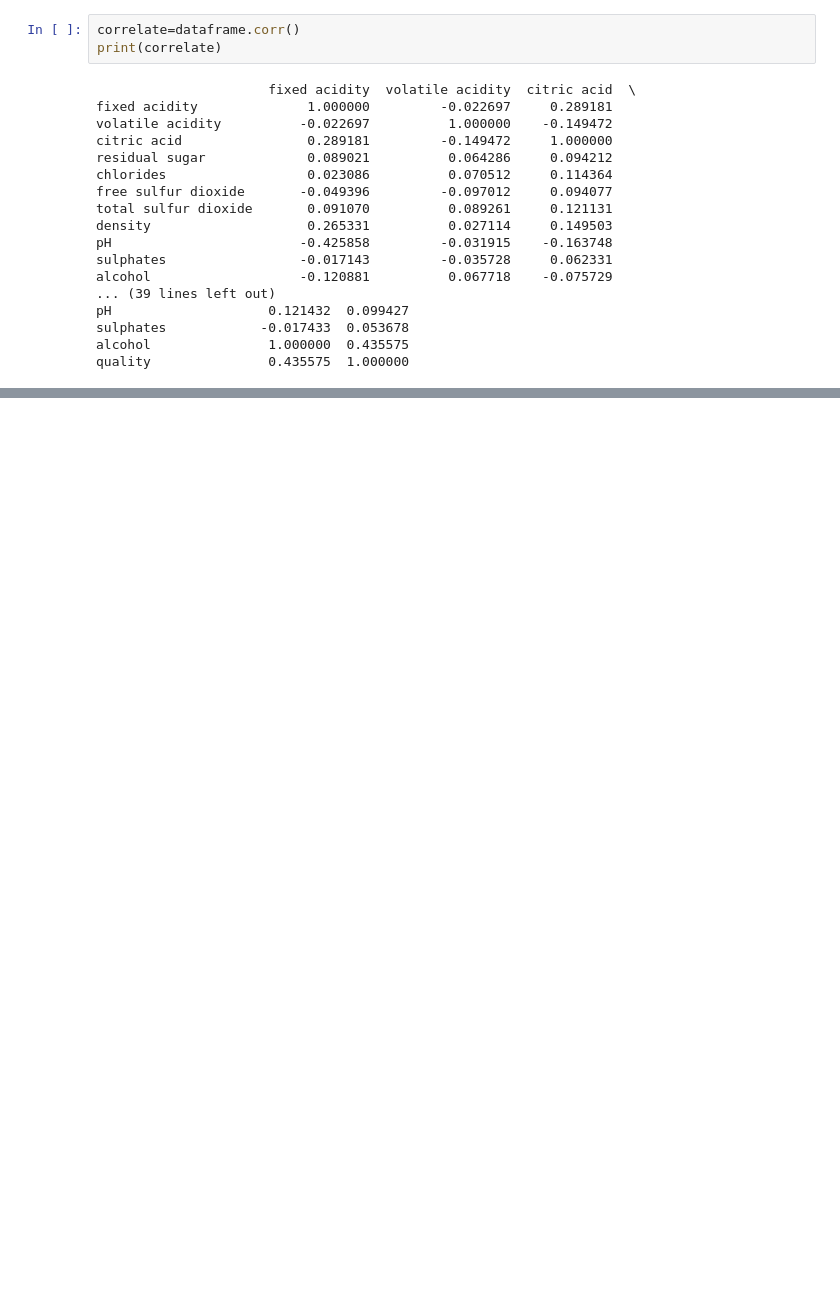
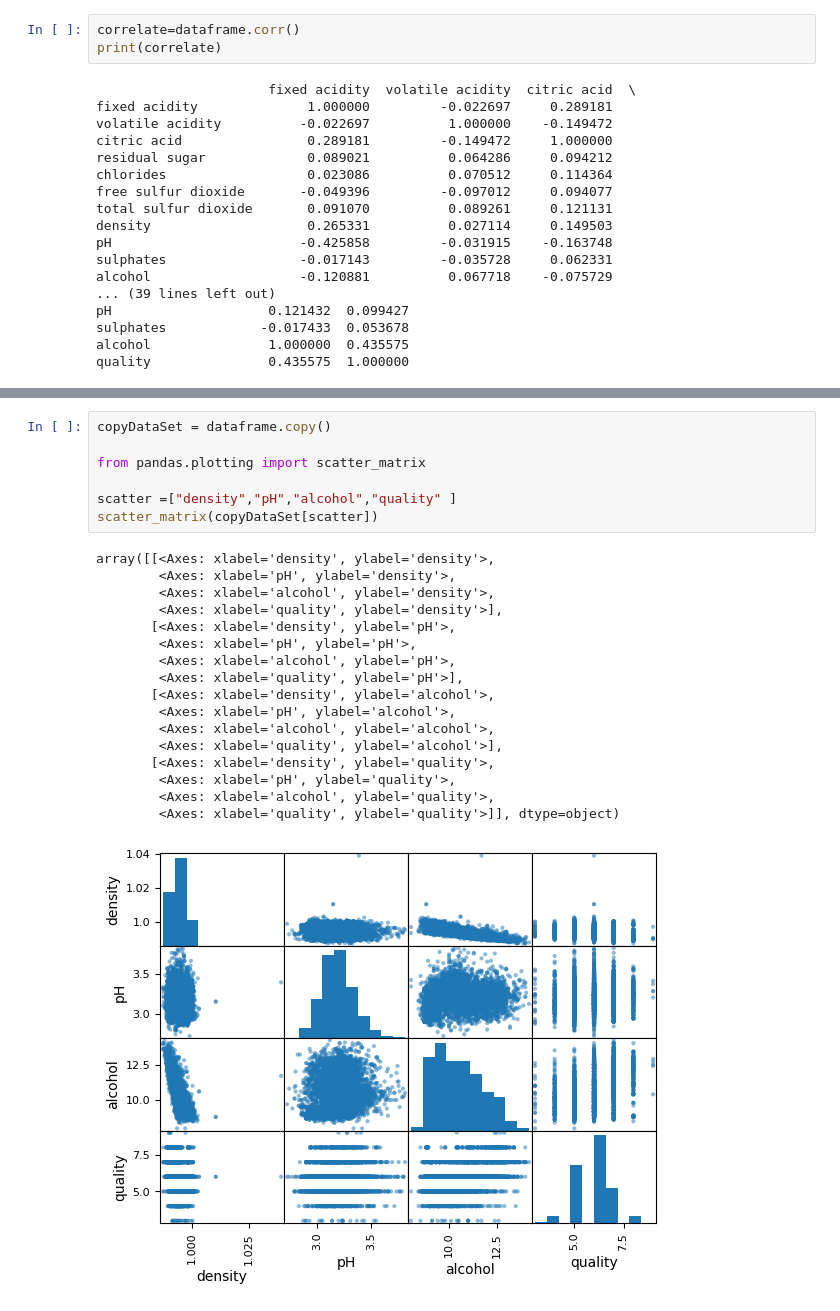
Before and after one commit to 44-566-Machine-Learning-S24/ml-s24-project-DerekVolner, a Jupyter notebook: initial_exploration.ipynb, the cells around one changed output, grey strips where cells are left out. Cells and saved outputs as stored; diff of their text form; blank space fills up the shorter version.

```diff
--- a/initial_exploration.ipynb
+++ b/initial_exploration.ipynb
@@ -60,0 +72,25 @@ quality               0.435575  1.000000
+# %%
+copyDataSet = dataframe.copy()
+
+from pandas.plotting import scatter_matrix
+
+scatter =["density","pH","alcohol","quality" ]
+scatter_matrix(copyDataSet[scatter])
+# %% [output]
+array([[<Axes: xlabel='density', ylabel='density'>,
+        <Axes: xlabel='pH', ylabel='density'>,
+        <Axes: xlabel='alcohol', ylabel='density'>,
+        <Axes: xlabel='quality', ylabel='density'>],
+       [<Axes: xlabel='density', ylabel='pH'>,
+        <Axes: xlabel='pH', ylabel='pH'>,
+        <Axes: xlabel='alcohol', ylabel='pH'>,
+        <Axes: xlabel='quality', ylabel='pH'>],
+       [<Axes: xlabel='density', ylabel='alcohol'>,
+        <Axes: xlabel='pH', ylabel='alcohol'>,
+        <Axes: xlabel='alcohol', ylabel='alcohol'>,
+        <Axes: xlabel='quality', ylabel='alcohol'>],
+       [<Axes: xlabel='density', ylabel='quality'>,
+        <Axes: xlabel='pH', ylabel='quality'>,
+        <Axes: xlabel='alcohol', ylabel='quality'>,
+        <Axes: xlabel='quality', ylabel='quality'>]], dtype=object)
+[figure, added]
```
Also changed, not shown: parts of 4 cells of this notebook.
